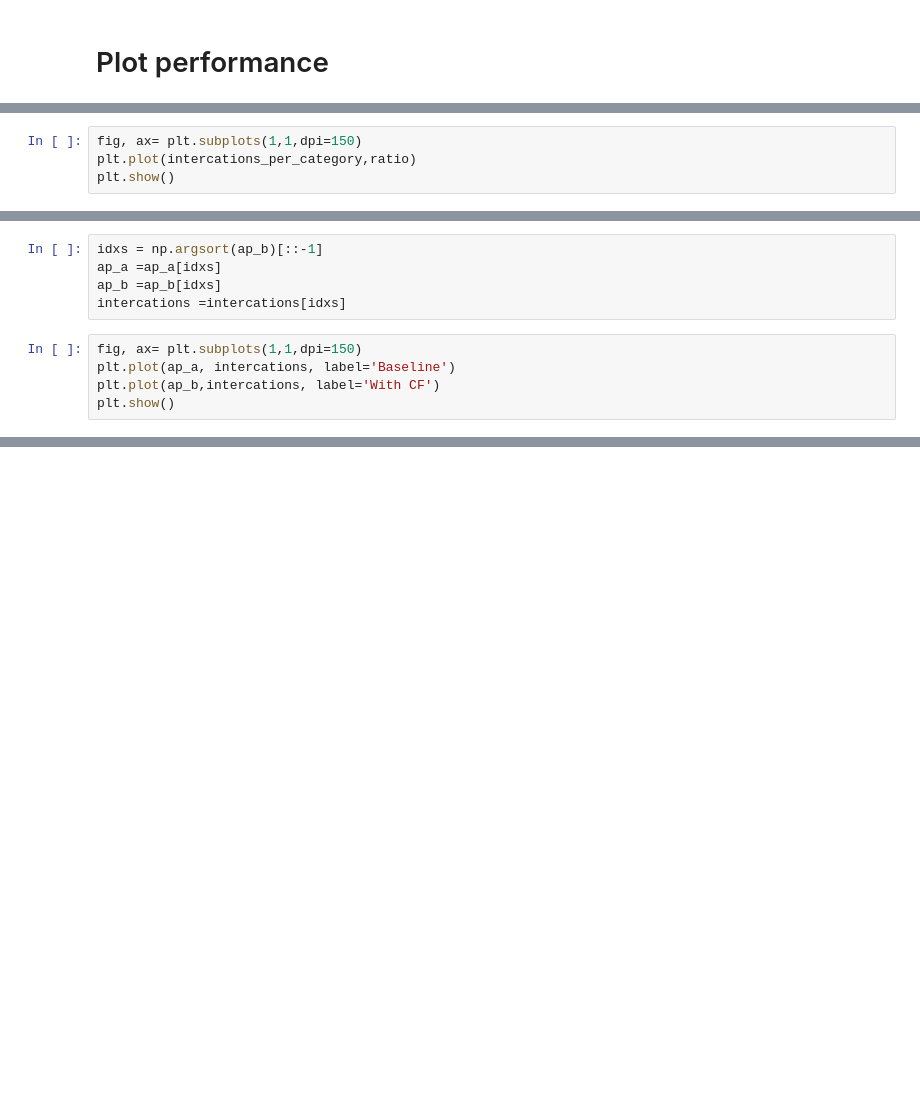
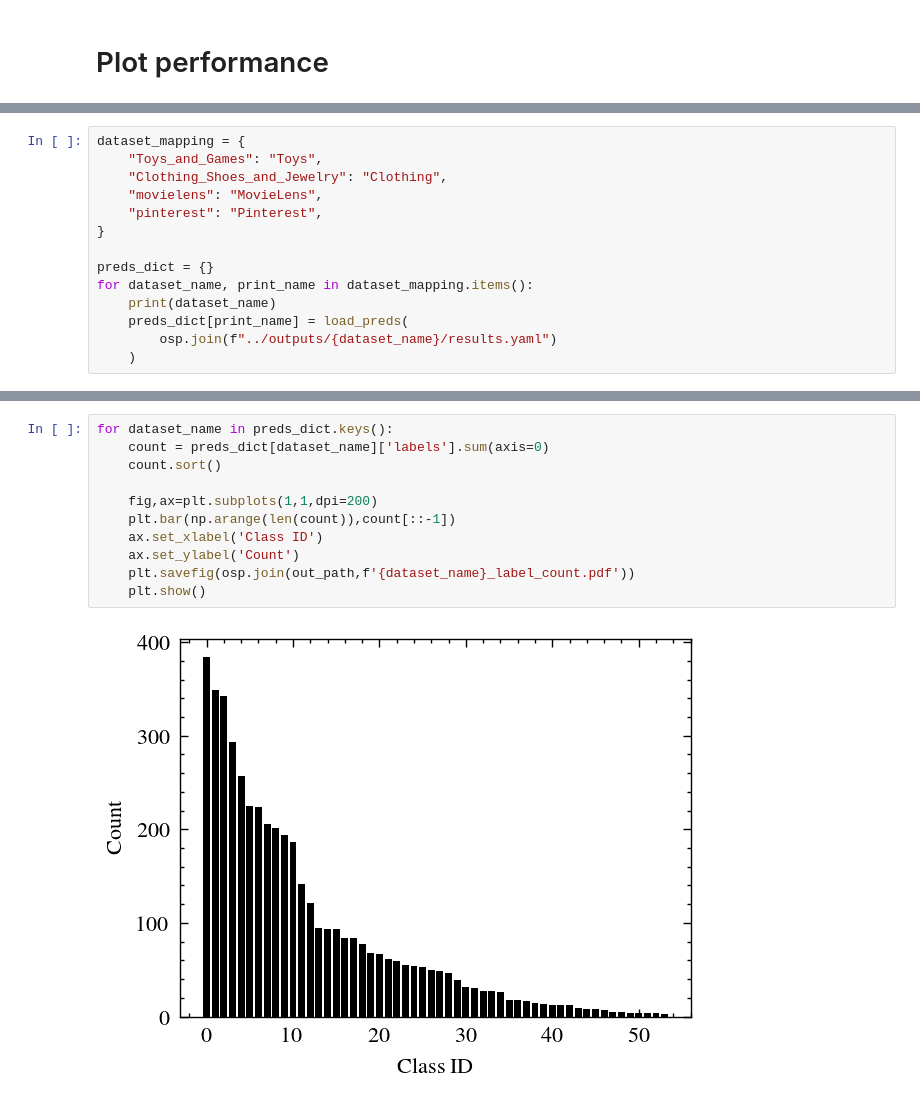
Before and after one commit to kobybibas/cactus, a Jupyter notebook: notebooks/evaluate_model.ipynb, the cells around one changed output, grey strips where cells are left out. Saved outputs shown, nothing was run; the diff lists cells and outputs as text; blank space fills up the shorter version.

```diff
--- a/notebooks/evaluate_model.ipynb
+++ b/notebooks/evaluate_model.ipynb
@@ -172,4 +67,0 @@ intercations_per_category,ratio
-# %%
-fig, ax= plt.subplots(1,1,dpi=150)
-plt.plot(intercations_per_category,ratio)
-plt.show()
@@ -178,10 +67,0 @@ plt.show()
-# %%
-idxs = np.argsort(ap_b)[::-1]
-ap_a =ap_a[idxs]
-ap_b =ap_b[idxs]
-intercations =intercations[idxs]
-# %%
-fig, ax= plt.subplots(1,1,dpi=150)
-plt.plot(ap_a, intercations, label='Baseline')
-plt.plot(ap_b,intercations, label='With CF')
-plt.show()
@@ -189,0 +122,14 @@ plt.show()
+# %%
+dataset_mapping = {
+    "Toys_and_Games": "Toys",
+    "Clothing_Shoes_and_Jewelry": "Clothing",
+    "movielens": "MovieLens",
+    "pinterest": "Pinterest",
+}
+
+preds_dict = {}
+for dataset_name, print_name in dataset_mapping.items():
+    print(dataset_name)
+    preds_dict[print_name] = load_preds(
+        osp.join(f"../outputs/{dataset_name}/results.yaml")
+    )
@@ -189,0 +215,13 @@ plt.show()
+# %%
+for dataset_name in preds_dict.keys():
+    count = preds_dict[dataset_name]['labels'].sum(axis=0)
+    count.sort()
+
+    fig,ax=plt.subplots(1,1,dpi=200)
+    plt.bar(np.arange(len(count)),count[::-1])
+    ax.set_xlabel('Class ID')
+    ax.set_ylabel('Count')
+    plt.savefig(osp.join(out_path,f'{dataset_name}_label_count.pdf'))
+    plt.show()
+# %% [output]
+[figure, added]
```
Also changed, not shown: parts of 16 cells of this notebook, 25 other files.
